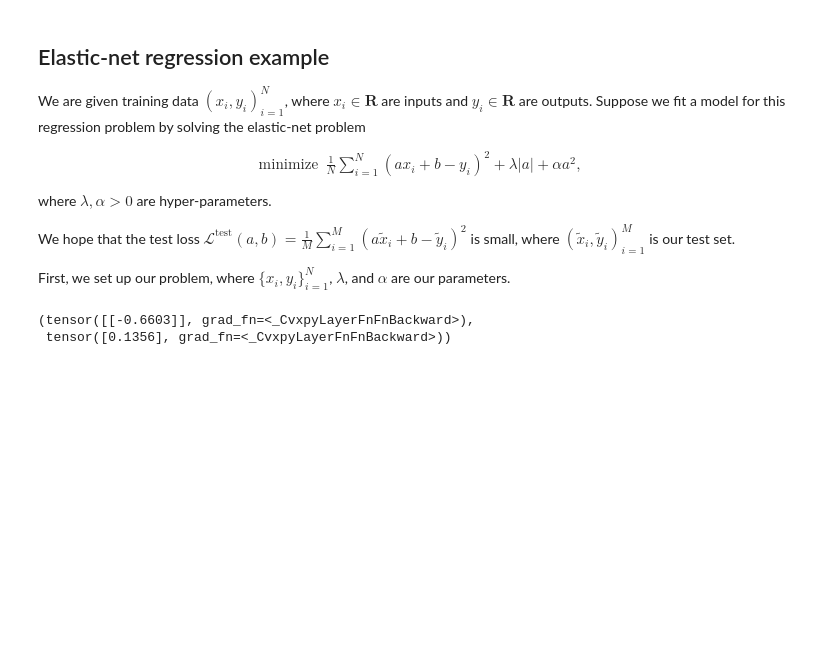
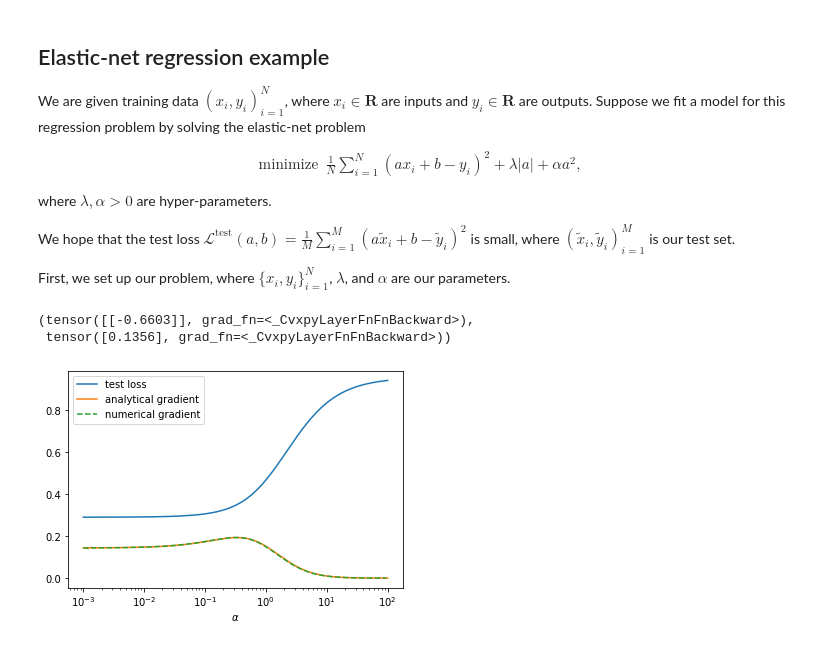
Before and after one commit to cvxgrp/cvxpylayers, a Jupyter notebook: examples/torch/tutorial.ipynb, the cells around one changed output. Saved outputs shown, nothing was run; the diff lists cells and outputs as text; code cells hidden in the pictures; blank space fills up the shorter version.

```diff
--- a/examples/torch/tutorial.ipynb
+++ b/examples/torch/tutorial.ipynb
@@ -228,3 +255,13 @@ for alpha_vals in alphas:
     test_loss.backward()
     test_losses.append(test_loss.item())
     grads.append(alpha_tch.grad.item())
+# %%
+plt.semilogx()
+plt.plot(alphas, test_losses, label='test loss')
+plt.plot(alphas, grads, label='analytical gradient')
+plt.plot(alphas[:-1], np.diff(test_losses) / np.diff(alphas), label='numerical gradient', linestyle='--')
+plt.legend()
+plt.xlabel("$\\alpha$")
+plt.show()
+# %% [output]
+[figure, added]
```
Also changed, not shown: parts of 11 cells of this notebook.
